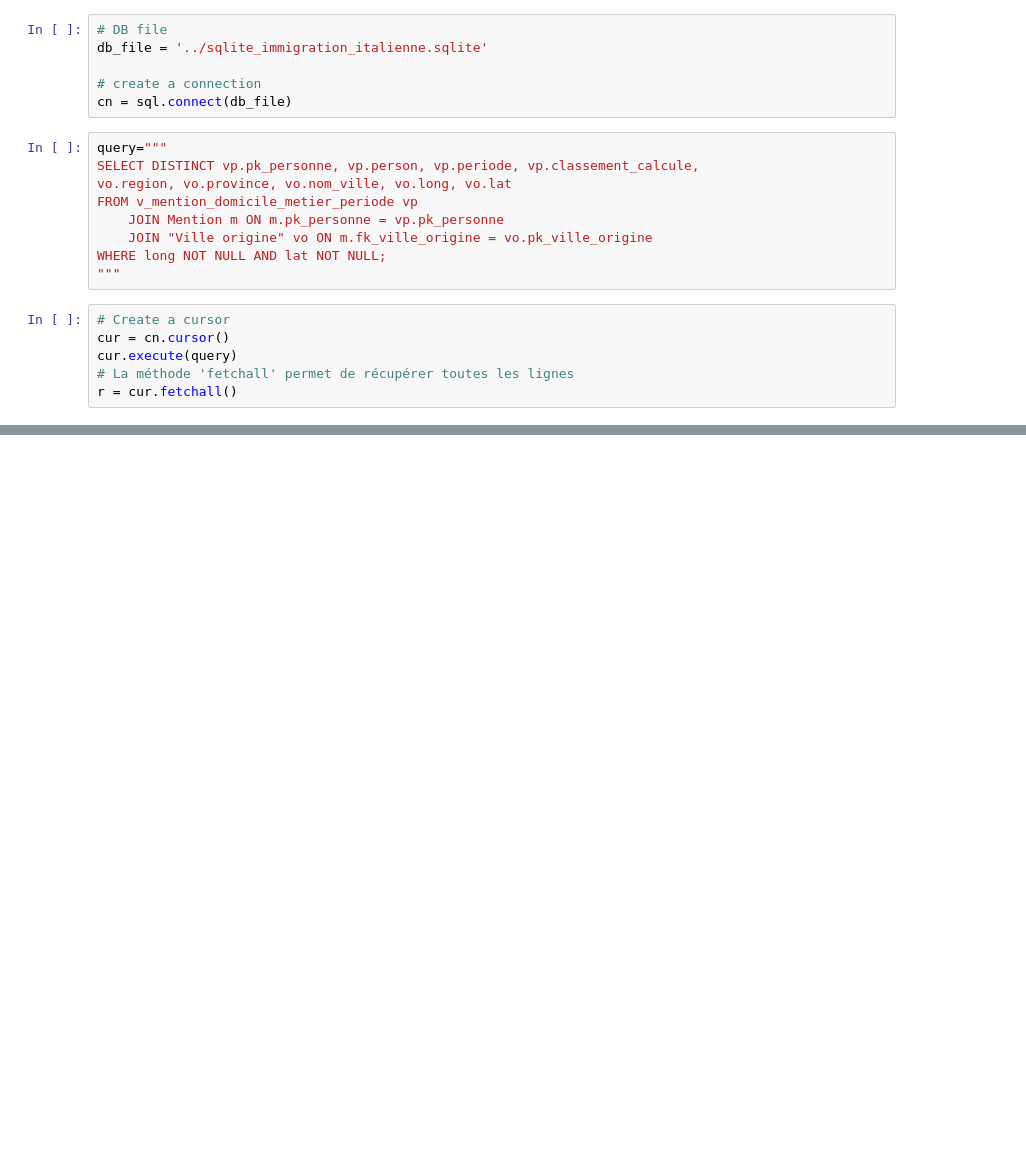
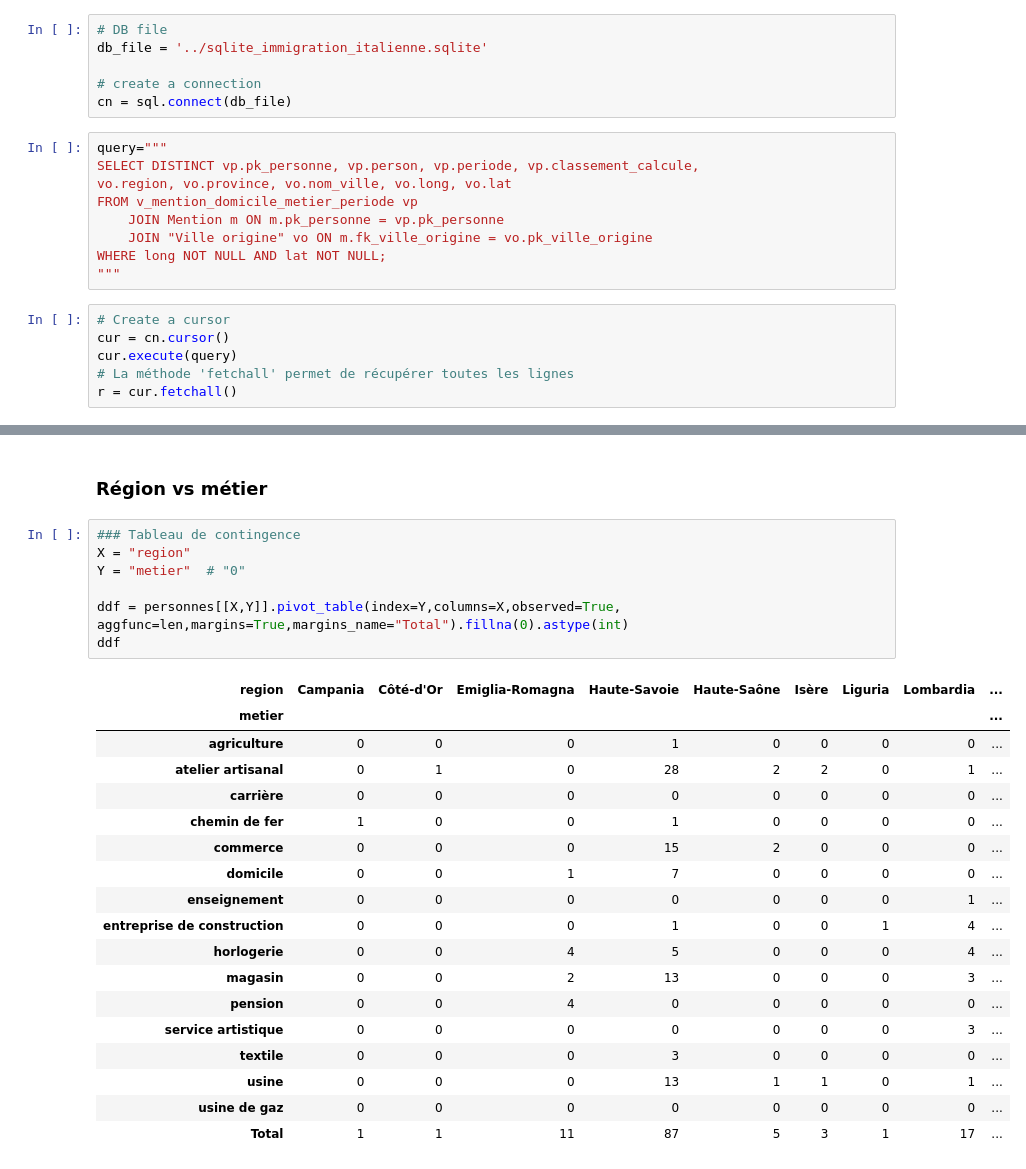
Before and after one commit to martnin-research/Migration-italienne, a Jupyter notebook: FB_propositions/origines.ipynb, the cells around one changed output, grey strips where cells are left out. Cells and saved outputs as stored; diff of their text form; blank space fills up the shorter version.

```diff
--- a/FB_propositions/origines.ipynb
+++ b/FB_propositions/origines.ipynb
@@ -37,0 +120,28 @@ personnes.tail()
+# %% [markdown]
+### Région vs métier
+# %%
+### Tableau de contingence
+X = "region"
+Y = "metier"  # "0"
+
+ddf = personnes[[X,Y]].pivot_table(index=Y,columns=X,observed=True, aggfunc=len,margins=True,margins_name="Total").fillna(0).astype(int)
+ddf
+# %% [output]
+| region | Campania | Côté-d'Or | Emiglia-Romagna | Haute-Savoie | Haute-Saône | Isère | Liguria | Lombardia | ... |
+| metier |  |  |  |  |  |  |  |  | ... |
+| agriculture | 0 | 0 | 0 | 1 | 0 | 0 | 0 | 0 | ... |
+| atelier artisanal | 0 | 1 | 0 | 28 | 2 | 2 | 0 | 1 | ... |
+| carrière | 0 | 0 | 0 | 0 | 0 | 0 | 0 | 0 | ... |
+| chemin de fer | 1 | 0 | 0 | 1 | 0 | 0 | 0 | 0 | ... |
+| commerce | 0 | 0 | 0 | 15 | 2 | 0 | 0 | 0 | ... |
+| domicile | 0 | 0 | 1 | 7 | 0 | 0 | 0 | 0 | ... |
+| enseignement | 0 | 0 | 0 | 0 | 0 | 0 | 0 | 1 | ... |
+| entreprise de construction | 0 | 0 | 0 | 1 | 0 | 0 | 1 | 4 | ... |
+| horlogerie | 0 | 0 | 4 | 5 | 0 | 0 | 0 | 4 | ... |
+| magasin | 0 | 0 | 2 | 13 | 0 | 0 | 0 | 3 | ... |
+| pension | 0 | 0 | 4 | 0 | 0 | 0 | 0 | 0 | ... |
+| service artistique | 0 | 0 | 0 | 0 | 0 | 0 | 0 | 3 | ... |
+| textile | 0 | 0 | 0 | 3 | 0 | 0 | 0 | 0 | ... |
+| usine | 0 | 0 | 0 | 13 | 1 | 1 | 0 | 1 | ... |
+| usine de gaz | 0 | 0 | 0 | 0 | 0 | 0 | 0 | 0 | ... |
+| Total | 1 | 1 | 11 | 87 | 5 | 3 | 1 | 17 | ... |
```
Also changed, not shown: parts of 15 cells of this notebook.
